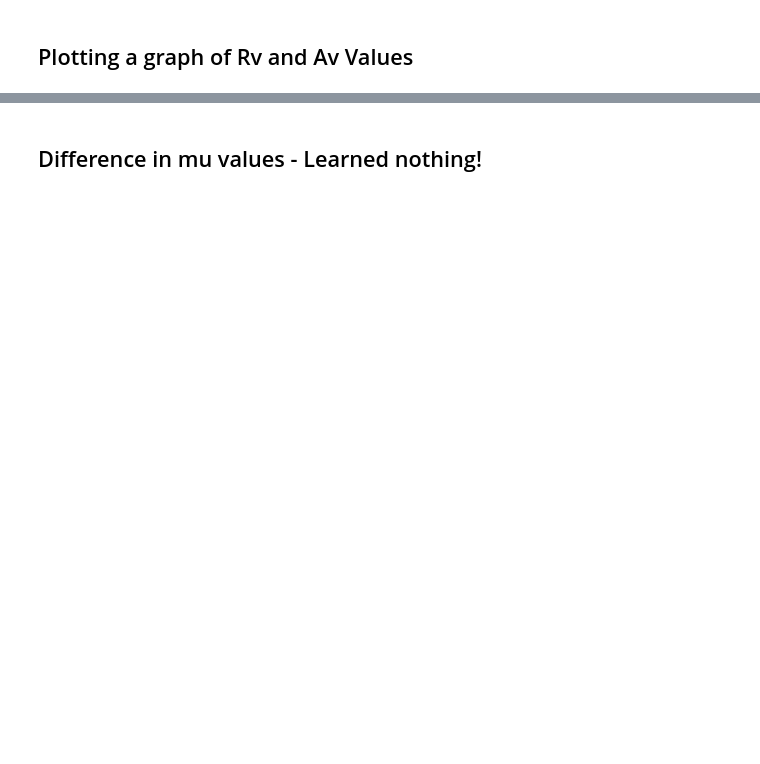
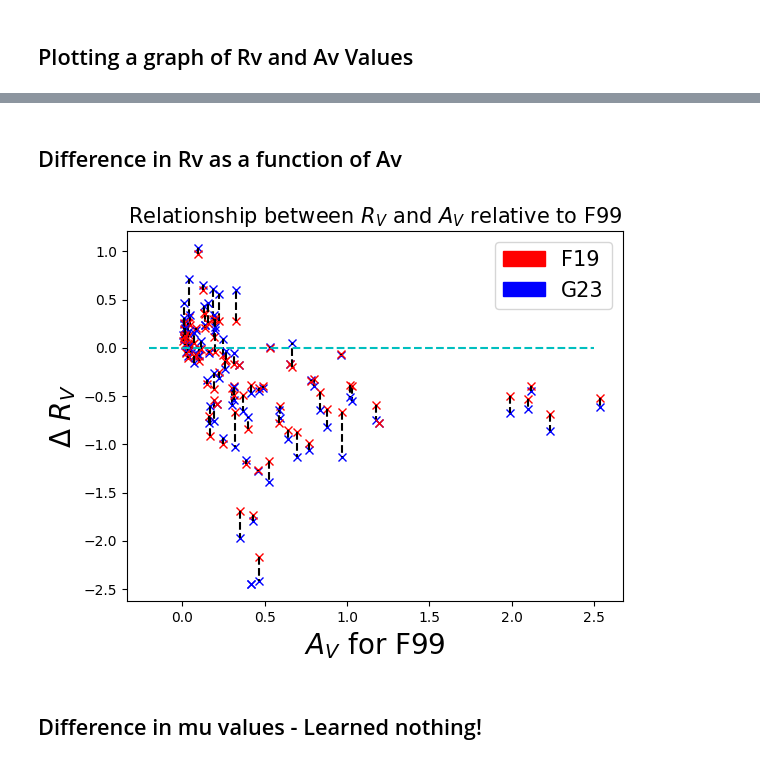
Before and after one commit to areilly14/AstrophysicsRedSNProject, a Jupyter notebook: PlottingManySN.ipynb, the cells around one changed output, grey strips where cells are left out. Saved outputs shown, nothing was run; the diff lists cells and outputs as text; code cells hidden in the pictures; blank space fills up the shorter version.

```diff
--- a/PlottingManySN.ipynb
+++ b/PlottingManySN.ipynb
@@ -109,3 +131,66 @@ plt.show()
+# %% [markdown]
+## Difference in Rv as a function of Av
+# %%
+for supernova_name in supernovae_names:
+    supernova_file = "/root/partiiiproject/Archive/"+supernova_name+".dat"
+    meta, lcdata = sncosmo.read_snana_ascii(supernova_file, default_tablename='OBS')
+
+    if supernova_name == "sn2002cv":
+        continue
+
+    dust_law = "F99"
+    sampleSummaryDir = "DustLawsFitOfAllSamples/"+supernova_name + dust_law + "_fit_summary.csv"
+    try:
+        samplesSummary = pd.read_csv(sampleSummaryDir)
+        samplesSummary = samplesSummary.rename(index=samplesSummary['Unnamed: 0'])
+        RV_F99 = samplesSummary.loc['RV[0]', 'mean']
+        RV_std = samplesSummary.loc['RV[0]', 'sd']
+        AV_F99 = samplesSummary.loc['AV[0]', 'mean']
+        #plt.plot(AV, RV, 'gx', label=dust_law)
+        #plt.errorbar(AV, RV, RV_std, fmt=f'gx', label=dust_law)
+    except FileNotFoundError:
+        continue
+
+    dust_law = "G23"
+    try:
+        sampleSummaryDir = "DustLawsFitOfAllSamples/"+supernova_name + dust_law + "_fit_summary.csv"
+        samplesSummary = pd.read_csv(sampleSummaryDir)
+        samplesSummary = samplesSummary.rename(index=samplesSummary['Unnamed: 0'])
+        RV_G23 = samplesSummary.loc['RV[0]', 'mean']
+        RV_std = samplesSummary.loc['RV[0]', 'sd']
+        AV = samplesSummary.loc['AV[0]', 'mean']
+        plt.plot(AV_F99, RV_G23-RV_F99, 'bx', label=dust_law)
+        #plt.errorbar(AV, RV, RV_std, fmt=f'bx', label=dust_law)
+    except FileNotFoundError:
+         continue
+
+    dust_law = "F19"
+    try:
+        sampleSummaryDir = "DustLawsFitOfAllSamples/"+supernova_name + dust_law + "_fit_summary.csv"
+        samplesSummary = pd.read_csv(sampleSummaryDir)
+        samplesSummary = samplesSummary.rename(index=samplesSummary['Unnamed: 0'])
+        RV_F19 = samplesSummary.loc['RV[0]', 'mean']
+        RV_std = samplesSummary.loc['RV[0]', 'sd']
+        AV = samplesSummary.loc['AV[0]', 'mean']
+        plt.plot(AV_F99, RV_F19-RV_F99, 'rx', label=dust_law)
+        plt.plot([AV_F99, AV_F99], [RV_F19-RV_F99, RV_G23-RV_F99], 'k--')
+        #plt.errorbar(AV, RV, RV_std, fmt=f'bx', label=dust_law)
+    except FileNotFoundError:
+         continue
+
+plt.xlabel(f'$A_V$ for F99',fontsize = 20)
+plt.ylabel(f'$\Delta$ $R_V$',fontsize = 20)
+red_patch = mpatches.Patch(color='red', label='F19')
+blue_patch = mpatches.Patch(color='blue', label='G23')
+green_patch = mpatches.Patch(color='green', label='F99')
+
+plt.plot([-0.2,2.5], [0,0], 'c--')
+plt.legend(handles=[red_patch, blue_patch],fontsize = 15)
+plt.title(f"Relationship between $R_V$ and $A_V$ relative to F99",fontsize = 15)
+plt.savefig("/root/partiiiproject/DustLawsGeneralGraphs/RvAvAllSNeRelative.png", bbox_inches='tight')
+plt.show()
+# %% [output]
+[figure, added]
 # %% [markdown]
 ## Difference in mu values - Learned nothing!
 # %%
```
Also changed, not shown: parts of 12 cells of this notebook, 18 other files.
